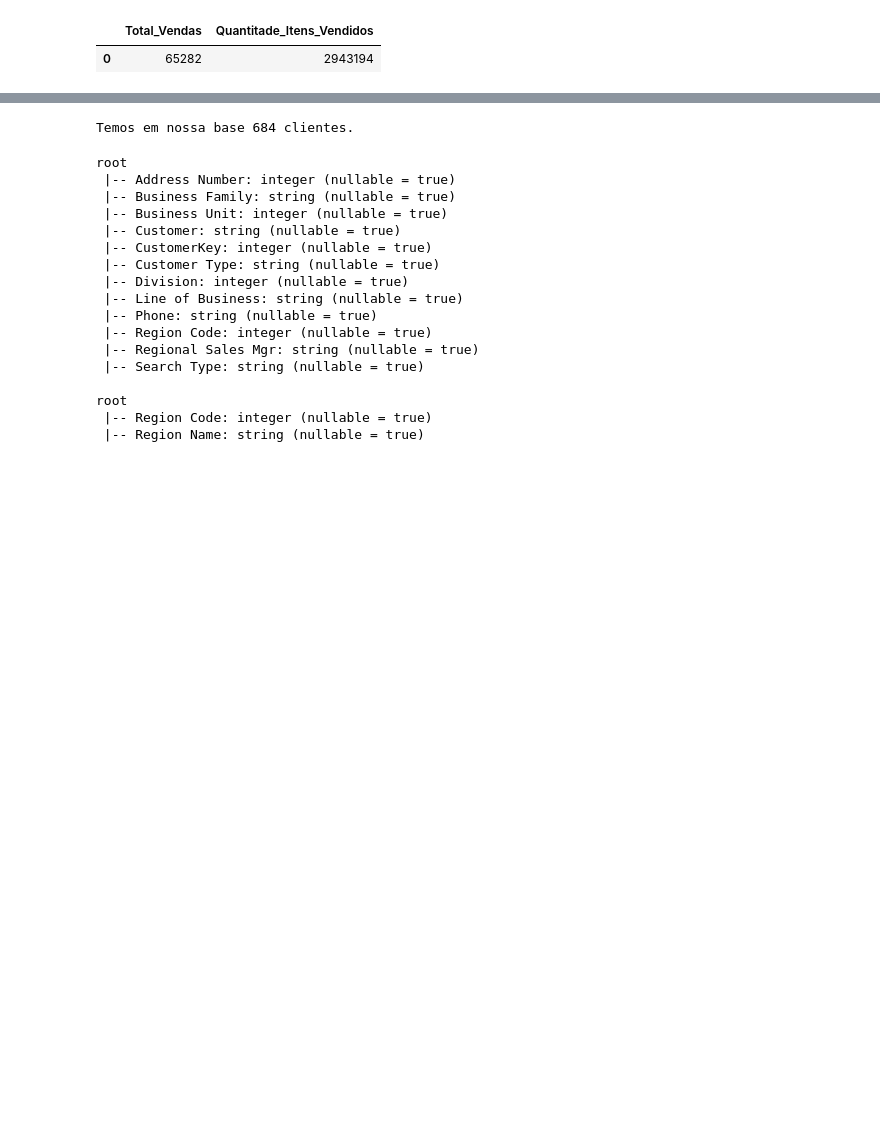
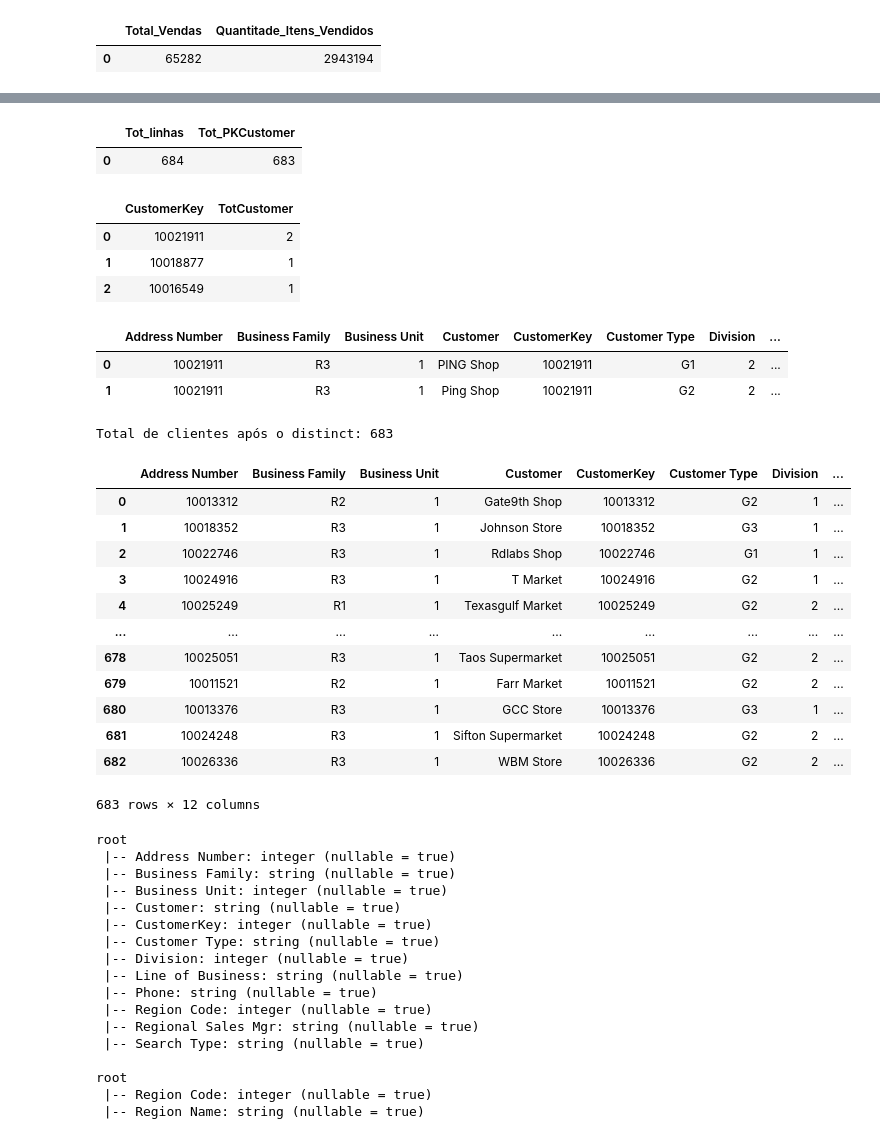
Before and after one commit to amadeusamorim/tratamento-dados-1, a Jupyter notebook: atividade-spark-indra.ipynb, the cells around one changed output, grey strips where cells are left out. Saved outputs shown, nothing was run; the diff lists cells and outputs as text; code cells hidden in the pictures; blank space fills up the shorter version.

```diff
--- a/atividade-spark-indra.ipynb
+++ b/atividade-spark-indra.ipynb
@@ -280,10 +282,62 @@ df_vendas_pedidos.toPandas()
 # %%
 # Question #2: Quantos clientes tem em nossa base?
-# Answer: Contar o * de clientes
-tot_clientes = df_clientes.count()
-print(f"Temos em nossa base {tot_clientes} clientes.")
+# Answer: Contar o * de PK de clientes
+
+spark.sql("""
+        SELECT COUNT (*) as Tot_linhas, COUNT(DISTINCT CustomerKey) as Tot_PKCustomer FROM clientesView
+""").toPandas()
 # %% [output]
-Temos em nossa base 684 clientes.
+|  | Tot_linhas | Tot_PKCustomer |
+| 0 | 684 | 683 |
+# %%
+# Verificando o cliente duplicado
+
+spark.sql("""
+        SELECT CustomerKey, Count(CustomerKey) AS TotCustomer
+        FROM clientesView
+        GROUP BY CustomerKey
+        ORDER BY TotCustomer DESC
+""").limit(3).toPandas()
+# %% [output]
+|  | CustomerKey | TotCustomer |
+| 0 | 10021911 | 2 |
+| 1 | 10018877 | 1 |
+| 2 | 10016549 | 1 |
+# %%
+# A diferença está no Customer Type, mas temos de considerar apenas um deles
+
+spark.sql("""
+        SELECT *
+        FROM clientesView
+        WHERE CustomerKey = '10021911'
+""").toPandas()
+# %% [output]
+|  | Address Number | Business Family | Business Unit | Customer | CustomerKey | Customer Type | Division | ... |
+| 0 | 10021911 | R3 | 1 | PING Shop | 10021911 | G1 | 2 | ... |
+| 1 | 10021911 | R3 | 1 | Ping Shop | 10021911 | G2 | 2 | ... |
+# %%
+# Calculando o total de clientes após o distinct
+
+df_clientes = df_clientes.dropDuplicates(["CustomerKey"])
+
+print("Total de clientes após o distinct: " + str(df_clientes.count()))
+
+df_clientes.toPandas()
+# %% [output]
+Total de clientes após o distinct: 683
+|  | Address Number | Business Family | Business Unit | Customer | CustomerKey | Customer Type | Division | ... |
+| 0 | 10013312 | R2 | 1 | Gate9th Shop | 10013312 | G2 | 1 | ... |
+| 1 | 10018352 | R3 | 1 | Johnson Store | 10018352 | G3 | 1 | ... |
+| 2 | 10022746 | R3 | 1 | Rdlabs Shop | 10022746 | G1 | 1 | ... |
+| 3 | 10024916 | R3 | 1 | T Market | 10024916 | G2 | 1 | ... |
+| 4 | 10025249 | R1 | 1 | Texasgulf Market | 10025249 | G2 | 2 | ... |
+| ... | ... | ... | ... | ... | ... | ... | ... | ... |
+| 678 | 10025051 | R3 | 1 | Taos Supermarket | 10025051 | G2 | 2 | ... |
+| 679 | 10011521 | R2 | 1 | Farr Market | 10011521 | G2 | 2 | ... |
+| 680 | 10013376 | R3 | 1 | GCC Store | 10013376 | G3 | 1 | ... |
+| 681 | 10024248 | R3 | 1 | Sifton Supermarket | 10024248 | G2 | 2 | ... |
+| 682 | 10026336 | R3 | 1 | WBM Store | 10026336 | G2 | 2 | ... |
+683 rows × 12 columns
 # %%
 # Question #3: Quantos clientes temos por Região?
 # Answer: Vejo as chaves que interligam a tabela (Region Code)
```
Also changed, not shown: parts of 14 cells of this notebook.
